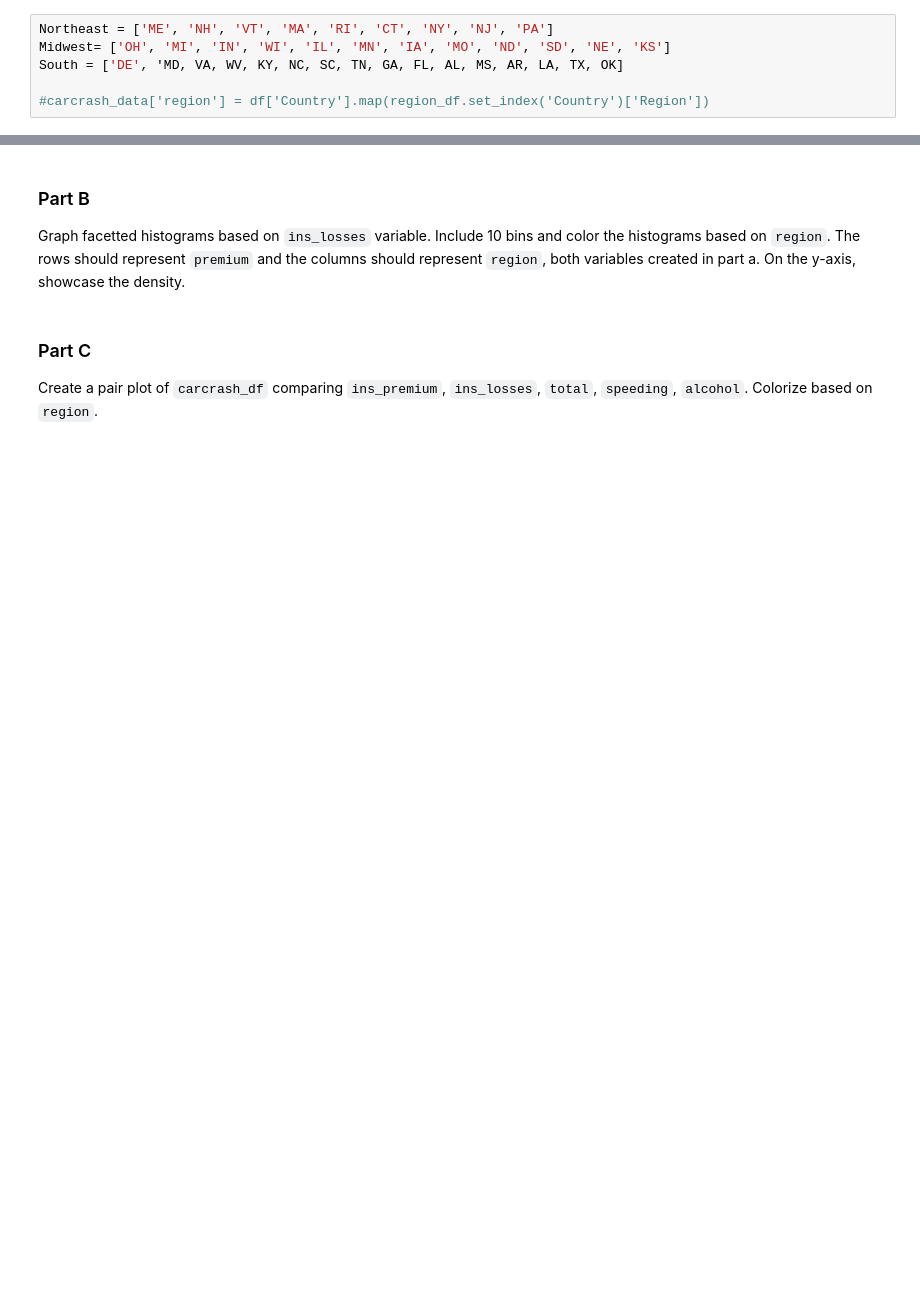
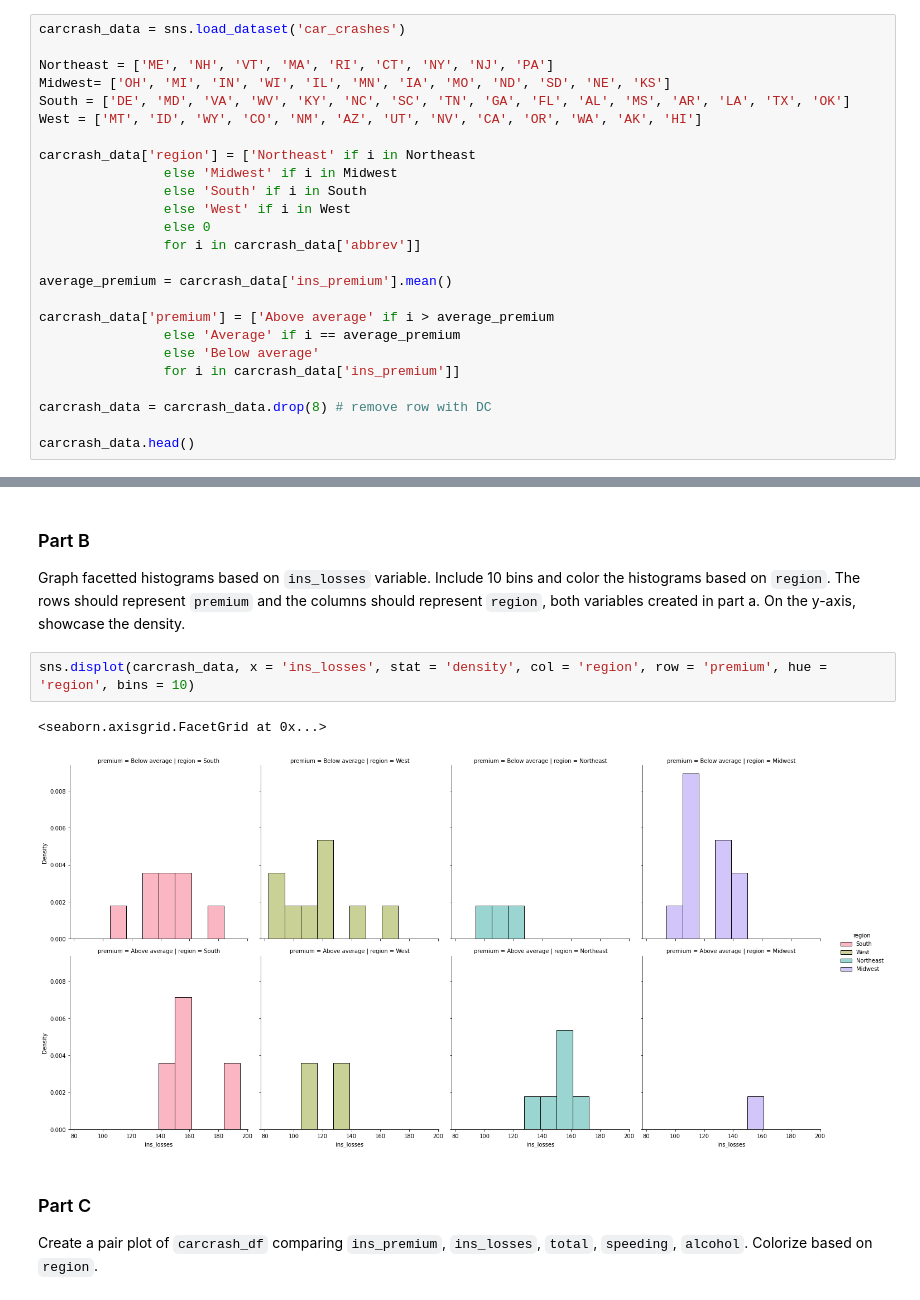
Before and after one commit to mikayla-eckelcifrese/JupyterLabRepository, a Jupyter notebook: lab4.ipynb, the cells around one changed output, grey strips where cells are left out. Drawn from its saved outputs; the diff is of its cells as text; blank space fills up the shorter version.

```diff
--- a/lab4.ipynb
+++ b/lab4.ipynb
@@ -152,9 +148,28 @@ Create a column variable, `premium`, that reports "Above average" if the `ins_pr
 
 Remove the row corresponding to "DC".
 # %%
+carcrash_data = sns.load_dataset('car_crashes')
+
 Northeast = ['ME', 'NH', 'VT', 'MA', 'RI', 'CT', 'NY', 'NJ', 'PA']
 Midwest= ['OH', 'MI', 'IN', 'WI', 'IL', 'MN', 'IA', 'MO', 'ND', 'SD', 'NE', 'KS']
-South = ['DE', 'MD, VA, WV, KY, NC, SC, TN, GA, FL, AL, MS, AR, LA, TX, OK]
+South = ['DE', 'MD', 'VA', 'WV', 'KY', 'NC', 'SC', 'TN', 'GA', 'FL', 'AL', 'MS', 'AR', 'LA', 'TX', 'OK']
+West = ['MT', 'ID', 'WY', 'CO', 'NM', 'AZ', 'UT', 'NV', 'CA', 'OR', 'WA', 'AK', 'HI']
 
-#carcrash_data['region'] = df['Country'].map(region_df.set_index('Country')['Region'])
+carcrash_data['region'] = ['Northeast' if i in Northeast
+                else 'Midwest' if i in Midwest
+                else 'South' if i in South
+                else 'West' if i in West
+                else 0
+                for i in carcrash_data['abbrev']]
+
+average_premium = carcrash_data['ins_premium'].mean()
+
+carcrash_data['premium'] = ['Above average' if i > average_premium
+                else 'Average' if i == average_premium
+                else 'Below average'
+                for i in carcrash_data['ins_premium']]
+
+carcrash_data = carcrash_data.drop(8) # remove row with DC
+
+carcrash_data.head()
 # %% [output]
@@ -163,6 +183,11 @@ NameError: name 'ME' is not defined
 ### Part B
 
 Graph facetted histograms based on `ins_losses` variable.  Include 10 bins and color the histograms based on `region`.  The rows should represent `premium` and the columns should represent `region`, both variables created in part a.  On the y-axis, showcase the density.
+# %%
+sns.displot(carcrash_data, x = 'ins_losses', stat = 'density', col = 'region', row = 'premium', hue = 'region', bins = 10)
+# %% [output]
+<seaborn.axisgrid.FacetGrid at 0x...>
+[figure, added]
 # %% [markdown]
 ### Part C
 
```
Also changed, not shown: parts of 17 cells of this notebook.
